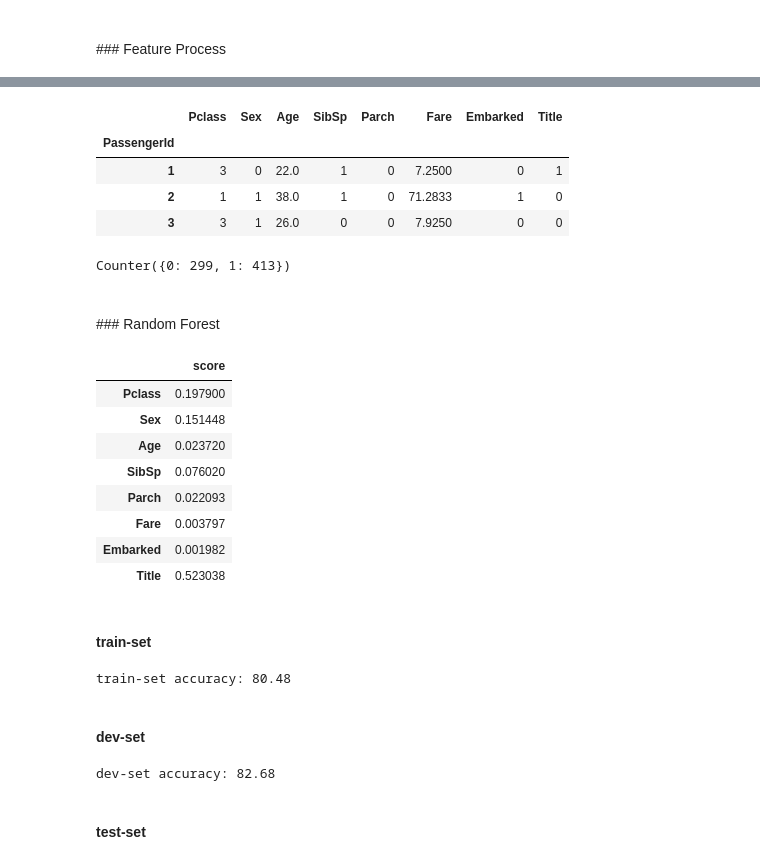
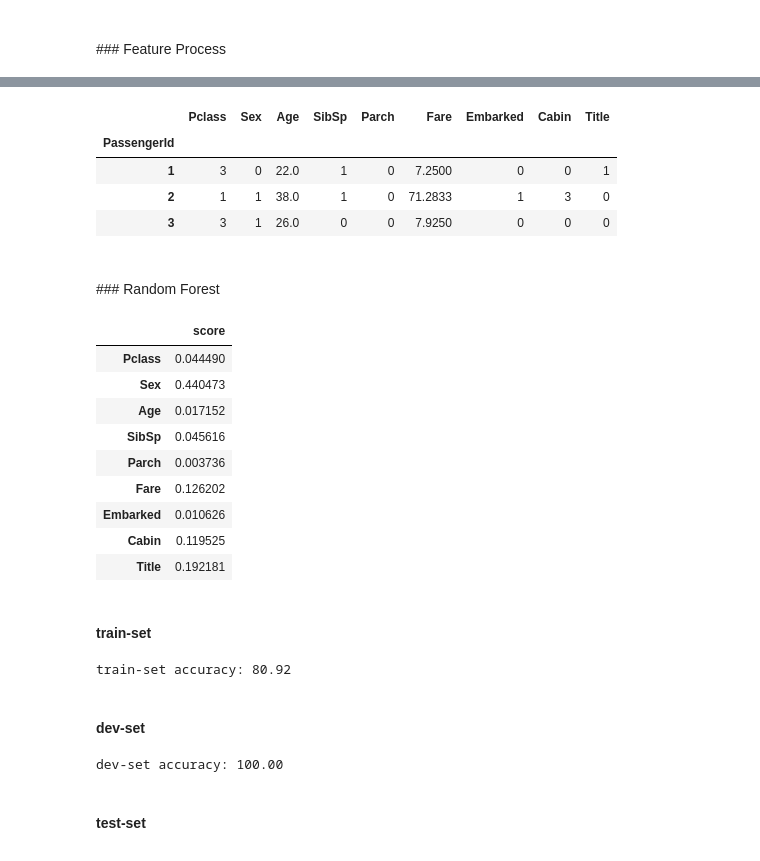
Before and after one commit to bethtseng/titanic, a Jupyter notebook: titanic.ipynb, the cells around one changed output, grey strips where cells are left out. Cells and saved outputs as stored; diff of their text form; code cells hidden in the pictures.

```diff
--- a/titanic.ipynb
+++ b/titanic.ipynb
@@ -140,9 +140,20 @@ df[:3]
 | 1 | 0 | 3 | Braund, Mr. Owen Harris | male | 22.0 | 1 | 0 | A/5 21171 | 7.2500 | NaN | ... |
 | 2 | 1 | 1 | Cumings, Mrs. John Bradley (Flore... | female | 38.0 | 1 | 0 | PC 17599 | 71.2833 | C85 | ... |
 | 3 | 1 | 3 | Heikkinen, Miss. Laina | female | 26.0 | 0 | 0 | STON/O2. 3101282 | 7.9250 | NaN | ... |
+# %%
+def get_cabin(x):
+    try:
+        if x[0] == 'A': return 5
+        elif x[0] == 'B': return 4
+        elif x[0] == 'C': return 3
+        elif x[0] == 'D': return 2
+        elif x[0] == 'E': return 1
+        else: return 0
+    except:
+        return 0
+
+get_title = lambda x: x.split(', ')[1].split('.')[0]
 # %%
-get_title = lambda x: x.split(', ')[1].split('.')[0]
-
 def preprocess(df):
     df['Sex'] = df['Sex'].fillna(df['Sex'].mode()).apply(sex_translate)
     df['Fare'] = df['Fare'].fillna(df['Fare'].mean())
@@ -151,33 +162,32 @@ def preprocess(df):
     df['Pclass'] = df['Pclass'].fillna(df['Pclass'].mean())
     df['Embarked'] = [int(i == 'C') for i in df['Embarked']]
     df['Title'] = [int(get_title(x) == 'Mr') for x in df['Name']]
+    df['Cabin'] = df['Cabin'].apply(get_cabin)
     del df['Name']
+#    del df['Cabin']
+#    del df['Embarked']
     return df
 
 label_column = 'Survived'
-explore_feature = ['Pclass', 'Sex', 'Age', 'SibSp', 'Parch', 'Fare', 'Embarked', 'Name']
+explore_feature = ['Pclass', 'Sex', 'Age', 'SibSp', 'Parch', 'Fare', 'Embarked', 'Name', 'Cabin']
 # %%
-train_size = 8/10 * len(df)
-#train_size = len(df)
+#train_size = 8/10 * len(df)
+train_size = len(df)
 
 train_data = preprocess(df.loc[:train_size, explore_feature])
 dev_data = preprocess(df.loc[train_size:, explore_feature])
 test_data = preprocess(test.loc[:, explore_feature])
 
 train_label = df.loc[:train_size, 'Survived']
 dev_label = df.loc[train_size:, 'Survived']
 
 train_data[:3]
 # %% [output]
-|  | Pclass | Sex | Age | SibSp | Parch | Fare | Embarked | Title |
-| PassengerId |  |  |  |  |  |  |  |  |
-| 1 | 3 | 0 | 22.0 | 1 | 0 | 7.2500 | 0 | 1 |
-| 2 | 1 | 1 | 38.0 | 1 | 0 | 71.2833 | 1 | 0 |
-| 3 | 3 | 1 | 26.0 | 0 | 0 | 7.9250 | 0 | 0 |
+|  | Pclass | Sex | Age | SibSp | Parch | Fare | Embarked | Cabin | Title |
+| PassengerId |  |  |  |  |  |  |  |  |  |
+| 1 | 3 | 0 | 22.0 | 1 | 0 | 7.2500 | 0 | 0 | 1 |
+| 2 | 1 | 1 | 38.0 | 1 | 0 | 71.2833 | 1 | 3 | 0 |
+| 3 | 3 | 1 | 26.0 | 0 | 0 | 7.9250 | 0 | 0 | 0 |
-# %%
-Counter(train_data["Title"])
-# %% [output]
-Counter({0: 299, 1: 413})
 # %% [markdown]
 <br>
 ### Random Forest
@@ -188,14 +198,15 @@ feature_importance = DataFrame({'score': clf.feature_importances_}, index=train_
 feature_importance
 # %% [output]
 |  | score |
-| Pclass | 0.197900 |
-| Sex | 0.151448 |
-| Age | 0.023720 |
-| SibSp | 0.076020 |
-| Parch | 0.022093 |
-| Fare | 0.003797 |
-| Embarked | 0.001982 |
-| Title | 0.523038 |
+| Pclass | 0.044490 |
+| Sex | 0.440473 |
+| Age | 0.017152 |
+| SibSp | 0.045616 |
+| Parch | 0.003736 |
+| Fare | 0.126202 |
+| Embarked | 0.010626 |
+| Cabin | 0.119525 |
+| Title | 0.192181 |
 # %% [markdown]
 <br>
 <b>train-set
@@ -207,7 +218,7 @@ train_counter = Counter([x==y for x, y in zip(train_result['Survived'], train_la
 train_acc = train_counter[1] / sum(train_counter.values())
 print("train-set accuracy: %0.2f" % (train_acc*100))
 # %% [output]
-train-set accuracy: 80.48
+train-set accuracy: 80.92
 # %% [markdown]
 <br>
 <b>dev-set
@@ -219,7 +230,7 @@ dev_counter = Counter([x==y for x, y in zip(dev_result['Survived'], dev_label)])
 dev_acc = dev_counter[1] / sum(dev_counter.values())
 print("dev-set accuracy: %0.2f" % (dev_acc*100))
 # %% [output]
-dev-set accuracy: 82.68
+dev-set accuracy: 100.00
 # %% [markdown]
 <br>
 <b>test-set
```
Also changed, not shown: 1 other file.
